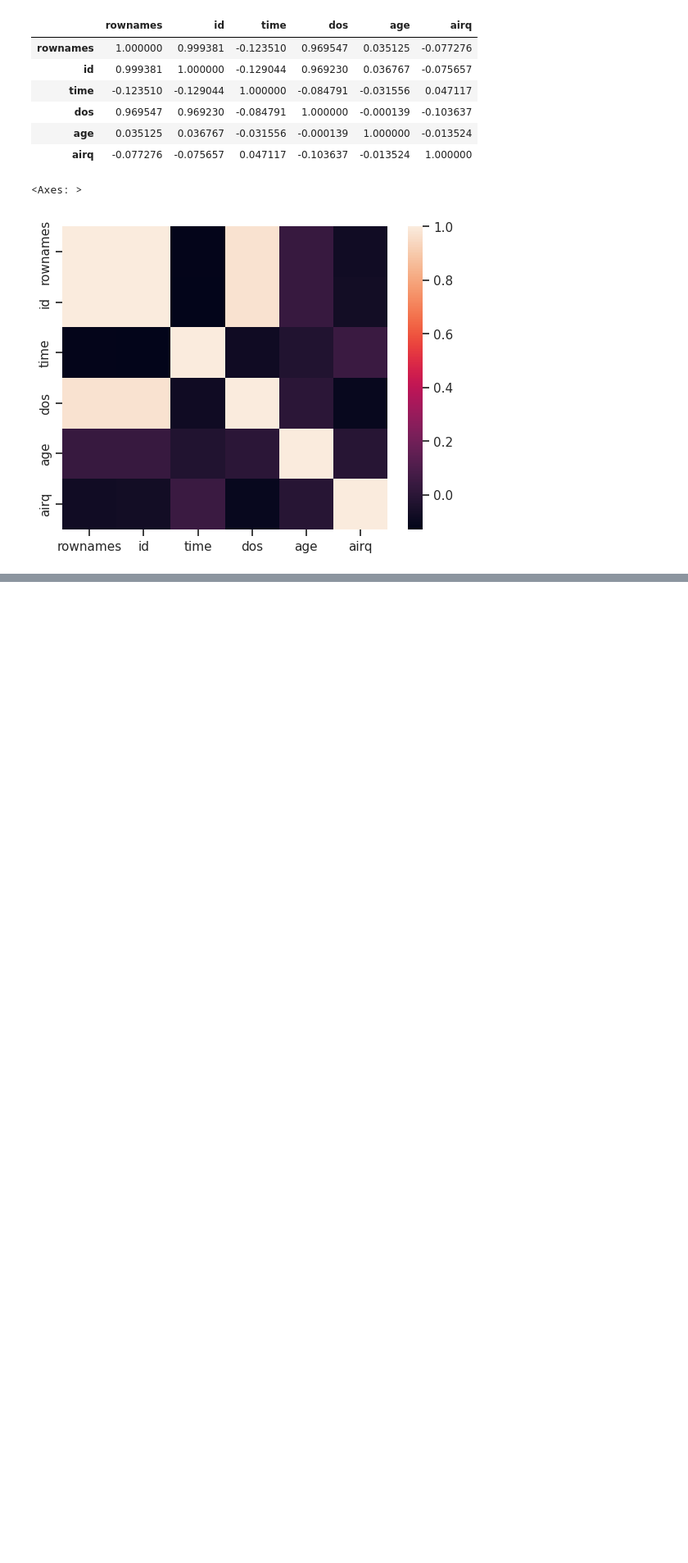
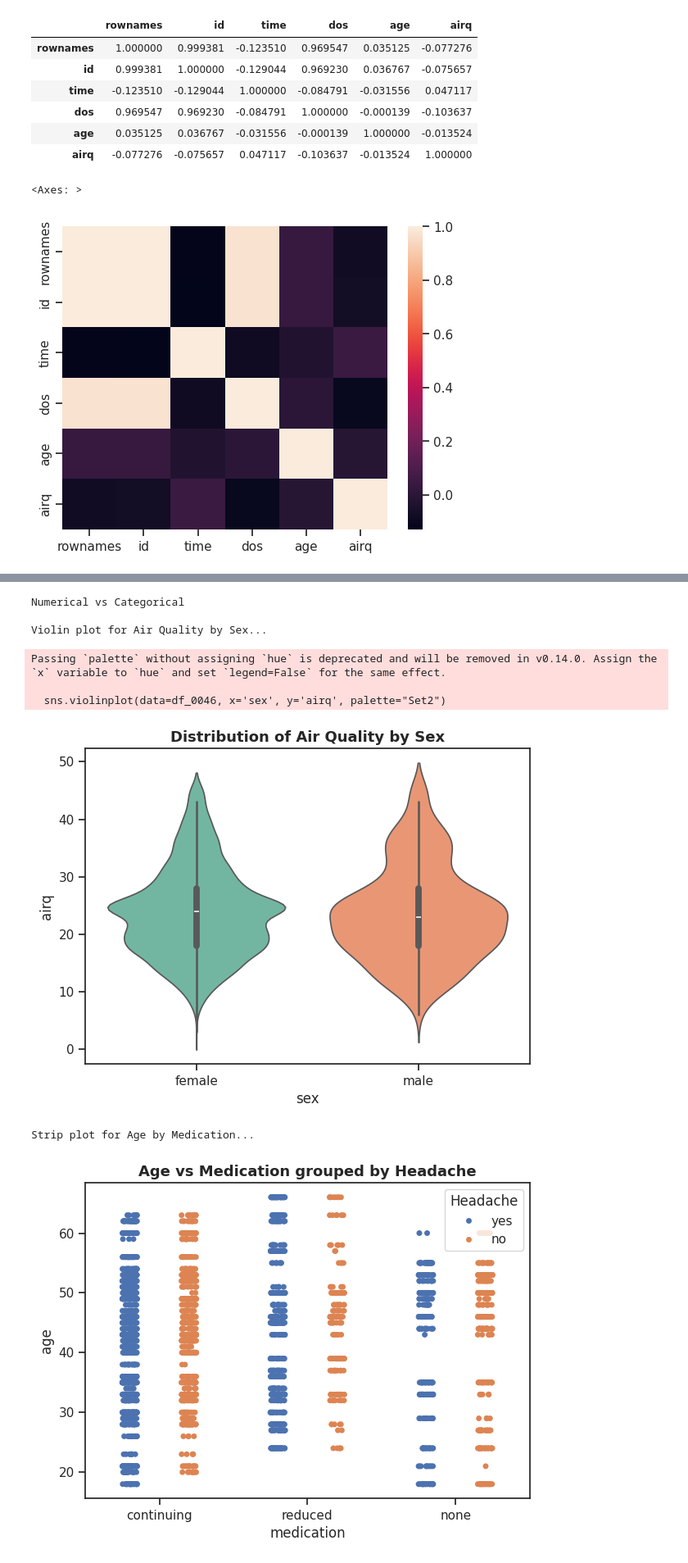
Before and after one commit to SimarBhatiaSB7/EDA-Project-22BDS0046, a Jupyter notebook: 22BDS0046.ipynb, the cells around one changed output, grey strips where cells are left out. Shown at 82% size. Drawn from its saved outputs; the diff is of its cells as text; code cells hidden in the pictures; blank space fills up the shorter version.

```diff
--- a/22BDS0046.ipynb
+++ b/22BDS0046.ipynb
@@ -317,0 +456,28 @@ sns.heatmap(correlation,xticklabels=correlation.columns,
+# %%
+# 2. Numerical vs Categorical Relationships
+print("\nNumerical vs Categorical")
+
+# a. Violin Plot Example
+print("\nViolin plot for Air Quality by Sex...")
+plt.figure(figsize=(7,5))
+sns.violinplot(data=df_0046, x='sex', y='airq', palette="Set2")
+plt.title("Distribution of Air Quality by Sex", fontsize=13, weight='bold')
+plt.show()
+
+# b. Strip Plot Example
+print("\nStrip plot for Age by Medication...")
+plt.figure(figsize=(7,5))
+sns.stripplot(data=df_0046, x='medication', y='age', jitter=True, hue='headache', dodge=True)
+plt.title("Age vs Medication grouped by Headache", fontsize=13, weight='bold')
+plt.legend(title='Headache')
+plt.show()
+# %% [output]
+Numerical vs Categorical
+
+Violin plot for Air Quality by Sex...
+Passing `palette` without assigning `hue` is deprecated and will be removed in v0.14.0. Assign the `x` variable to `hue` and set `legend=False` for the same effect.
+
+  sns.violinplot(data=df_0046, x='sex', y='airq', palette="Set2")
+[figure, added]
+Strip plot for Age by Medication...
+[figure, added]
```
Also changed, not shown: parts of 14 cells of this notebook.
